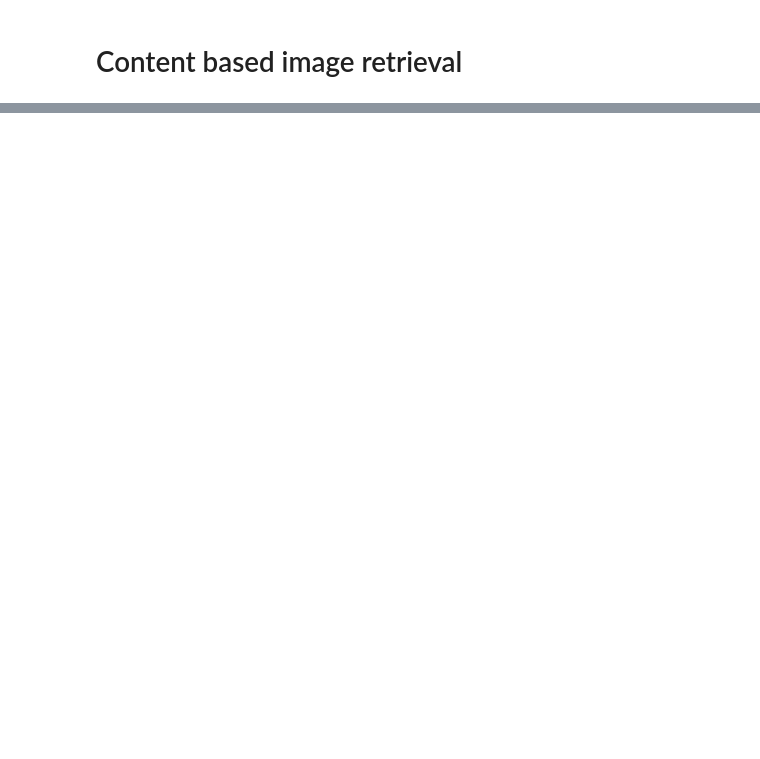
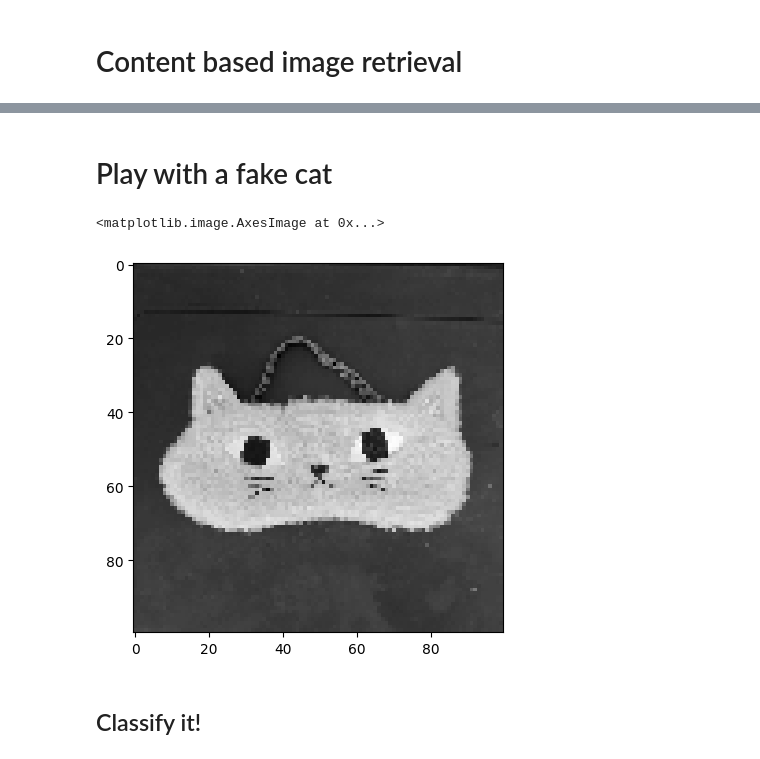
Before and after one commit to carloshernangarrido/wc, a Jupyter notebook: CNN_classifier.ipynb, the cells around one changed output, grey strips where cells are left out. Cells and saved outputs as stored; diff of their text form; code cells hidden in the pictures; blank space fills up the shorter version.

```diff
--- a/CNN_classifier.ipynb
+++ b/CNN_classifier.ipynb
@@ -290,0 +291,14 @@ plt.show()
+# %% [markdown]
+# Play with a fake cat
+# %%
+fakecat_path = r'C:\Fotos y videos\cats_dogs'
+
+fake_cat = images_importer(path=fakecat_path, file_extensions=['jpeg'], gray=True, cropandresizeto=resolution,
+                           limitto=1)
+
+plt.imshow(fake_cat[0],'gray')
+# %% [output]
+<matplotlib.image.AxesImage at 0x...>
+[figure, added]
+# %% [markdown]
+## Classify it!
```
Also changed, not shown: parts of 9 cells of this notebook.
